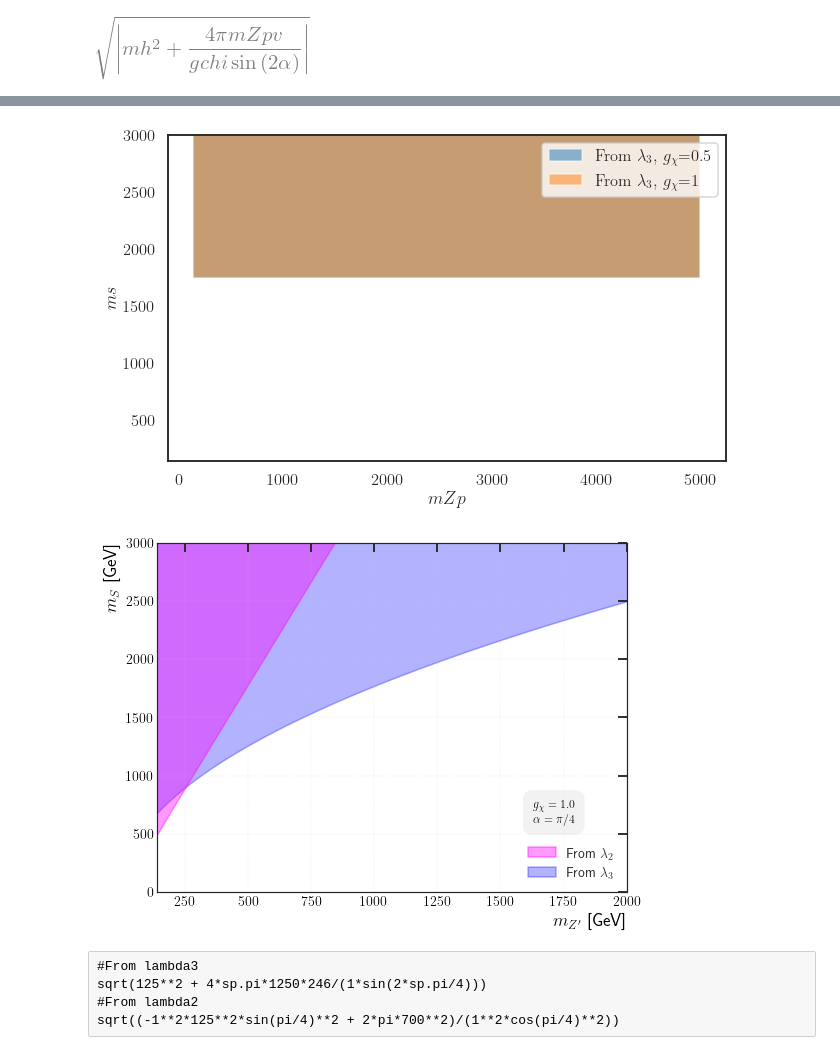
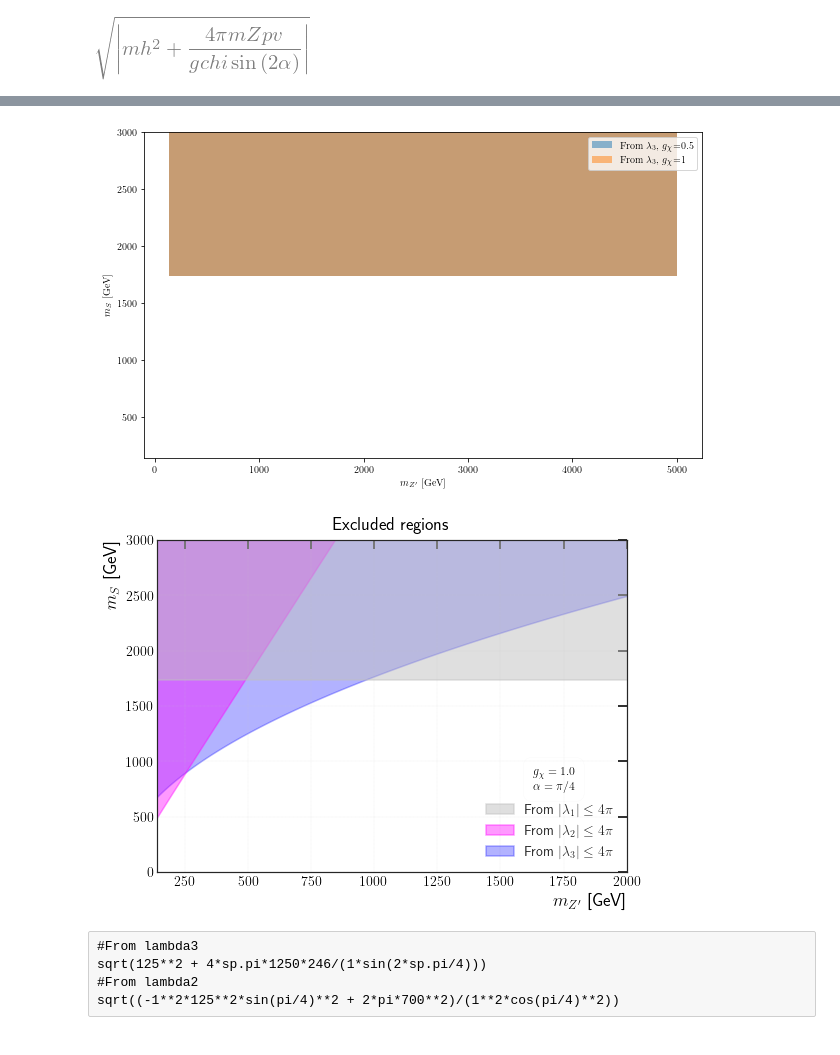
Before and after one commit to SModelS/smodelsv3-paper, a Jupyter notebook: notebooks/Bounds2MDM.ipynb, the cells around one changed output, grey strips where cells are left out. Saved outputs shown, nothing was run; the diff lists cells and outputs as text; code cells hidden in the pictures.

```diff
--- a/notebooks/Bounds2MDM.ipynb
+++ b/notebooks/Bounds2MDM.ipynb
@@ -110,61 +99,62 @@ for g_value in gchi_values:
     ms_equation = solved_lambda1.subs({mh: 125, alpha: sp.pi/4, gchi: g_value, v: 246}) # Asegúrate de sustituir todas las variables necesarias
     ms_values = np.array([float(ms_equation.subs(mZp, val)) for val in mZp_values])
     plt.fill_between(mZp_values, ms_values, 3000, alpha=0.5, label=f'From $\lambda_3$, $g_{{\chi}}$={g_value}')
-plt.xlabel('$mZp$')
-plt.ylabel('$ms$')
+plt.xlabel(r'$m_{Z^\prime}$ [GeV]')
+plt.ylabel(r'$m_{S}$ [GeV]')
 plt.ylim(140, 3000)
 #plt.xlim(140,3000)
 plt.legend()
 #plt.grid(True)
 plt.show()
 # %% [output]
-[figure, old version]
+[figure, new version]
 # %%
+ms_L1 = solved_lambda1.subs({mh: 125, alpha: sp.pi/4, v: 246})
 ms_L2 = solved_lambda2.subs({mh: 125, alpha: sp.pi/4, gchi: 1})
 ms_L3 = solved_lambda3.subs({mh: 125, alpha: sp.pi/4, gchi: 1, v: 246})
 mZp_values = np.linspace(140, 5000, 500)
+ms_valuesL1 = np.array([float(ms_L1.subs(mZp, val)) for val in mZp_values])
 ms_valuesL2 = np.array([float(ms_L2.subs(mZp, val)) for val in mZp_values])
 ms_valuesL3 = np.array([float(ms_L3.subs(mZp, val)) for val in mZp_values])
 sns.set_style("white")
 sns.set_context("talk")
 fig, ax = plt.subplots(figsize=(8, 6))
-#región en la que ms es mayor que la curva pero menor que 100000
-plt.fill_between(mZp_values, ms_valuesL2, 100000, color='magenta', alpha=0.4, zorder=0.5, label='From $\lambda_2$')
-plt.fill_between(mZp_values, ms_valuesL3, 100000, color='blue', alpha=0.3, zorder=0.3, label='From $\lambda_3$')
-# es menor que la curva
-#plt.fill_between(mZp_values, 0, ms_values, color='red', alpha=0.5, label='Region permitida')
+plt.fill_between(mZp_values, ms_valuesL1, 100000, color='silver', alpha=0.5, zorder=1, label='From $|\lambda_1| \leq 4 \pi$')
+plt.fill_between(mZp_values, ms_valuesL2, 100000, color='magenta', alpha=0.4, zorder=0.5, label='From $|\lambda_2| \leq 4 \pi$')
+plt.fill_between(mZp_values, ms_valuesL3, 100000, color='blue', alpha=0.3, zorder=0.3, label='From $|\lambda_3| \leq 4 \pi$')
 ax.set_xlabel(r'$m_{Z^\prime}$ [GeV]', size=18, color='black', labelpad=5, loc="right")
 ax.set_ylabel(r'$m_{S}$ [GeV]', size=18, color='black',labelpad=5, loc="top")
 plt.xticks(fontsize=14)
 plt.yticks(fontsize=14)
 ax.tick_params(axis='both', labelcolor='black', labelsize=14, direction='in', which='both', top=True, right=True)
 for spine in ['left', 'right', 'top', 'bottom']:
     ax.spines[spine].set_linewidth(1.2)
 sns.despine(left=False, bottom=False, right=False, top=False, offset=None, trim=False)
 important_info = (r"$g_{\chi} = 1.0$",
                   r"$\alpha = \pi/4$")
 multiline_info = "\n".join(important_info)
-ax.text(0.8, 0.2,
+ax.text(0.8, 0.25,
         multiline_info,
         transform=ax.transAxes,
         fontsize=12,
         color='black',
         bbox=dict(
-            facecolor='silver',
+            facecolor='white',
             alpha=0.2,
             edgecolor='silver',
             boxstyle='round,pad=0.8',
             linewidth=0.2
         ))
 plt.ylim(0, 3000)
 plt.xlim(140, 2000)
 plt.legend(frameon=False, framealpha=0, fontsize=14, loc='lower right')
 plt.grid(True, which='both', linestyle=':', linewidth=0.3)
+plt.title(r'Excluded regions', size=18, color='black', loc="center", pad=10)
 plt.tight_layout()
 plt.savefig('pertur1.pdf', bbox_inches='tight')
 plt.show()
 # %% [output]
-[figure, old version]
+[figure, new version]
 # %% [raw]
 #From lambda3
 sqrt(125**2 + 4*sp.pi*1250*246/(1*sin(2*sp.pi/4)))
```
Also changed, not shown: parts of 6 cells of this notebook, 3 other files.
